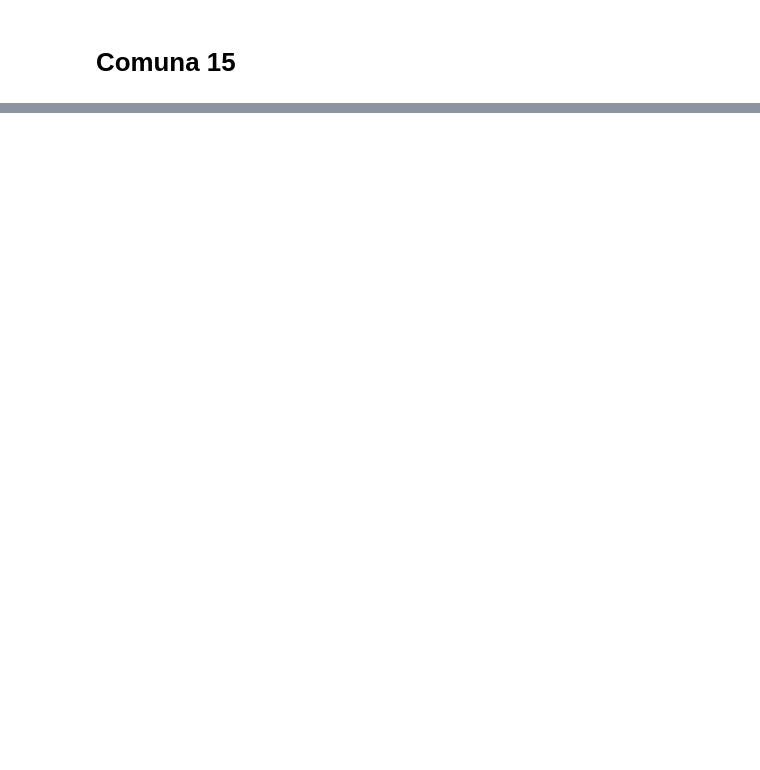
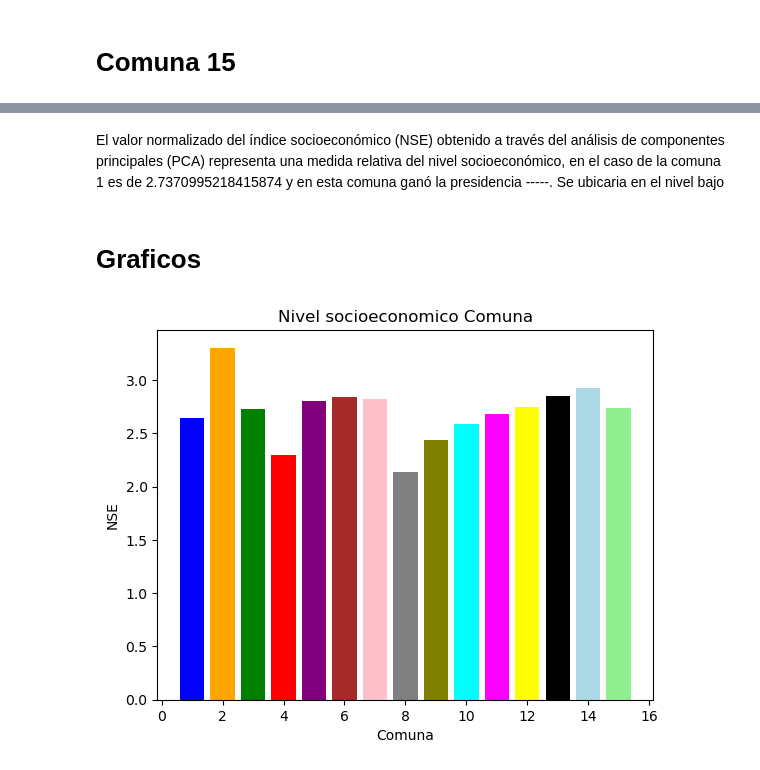
Before and after one commit to Leonel-Moron/TP_M4OP, a Jupyter notebook: Carpeta Prueba/CENSO 2.0.ipynb, the cells around one changed output, grey strips where cells are left out. Saved outputs shown, nothing was run; the diff lists cells and outputs as text; code cells hidden in the pictures; blank space fills up the shorter version.

```diff
--- a/Carpeta Prueba/CENSO 2.0.ipynb
+++ b/Carpeta Prueba/CENSO 2.0.ipynb
@@ -310,8 +310,8 @@ indice_escolaridad_c4 = calcular_indice_escolaridad(menores_de_18_asisten_c4, me
 print("Índice de Escolaridad - Comuna 4:", indice_escolaridad_c4)
 
 # Parámetros para comuna 4
-mayores_de_25_universitarios_c4 = 8401
-mayores_de_25_c4 = 24979+18214+120267
+mayores_de_25_universitarios_c4 = 2011+2255
+mayores_de_25_c4 = 18214+120267
 
 # Calcular el índice de educación superior para comuna 4
 indice_educacion_superior_c4 = calcular_indice_educacion_superior(mayores_de_25_universitarios_c4, mayores_de_25_c4)
@@ -374,8 +374,8 @@ indice_escolaridad_c5 = calcular_indice_escolaridad(menores_de_18_asisten_c5, me
 print("Índice de Escolaridad - Comuna 5:", indice_escolaridad_c5)
 
 # Parámetros para comuna 5
-mayores_de_25_universitarios_c5 = 14170
-mayores_de_25_c5 = 17528+15948+114409
+mayores_de_25_universitarios_c5 = 3648+3823
+mayores_de_25_c5 = 15948+114409
 # Calcular el índice de educación superior para comuna 5
 indice_educacion_superior_c5 = calcular_indice_educacion_superior(mayores_de_25_universitarios_c5, mayores_de_25_c5)
 
@@ -438,8 +438,8 @@ indice_escolaridad_c6 = calcular_indice_escolaridad(menores_de_18_asisten_c6, me
 print("Índice de Escolaridad - Comuna 6:", indice_escolaridad_c6)
 
 # Parámetros para comuna 6
-mayores_de_25_universitarios_c6 = 13951
-mayores_de_25_c6 = 15426+14191+116538
+mayores_de_25_universitarios_c6 = 3407+3699
+mayores_de_25_c6 = 14191+116538
 
 # Calcular el índice de educación superior para comuna 6
 indice_educacion_superior_c6 = calcular_indice_educacion_superior(mayores_de_25_universitarios_c6, mayores_de_25_c6)
@@ -762,0 +1053,18 @@ print("Índice de Educación Superior - Comuna 15:", indice_educacion_superior_c
+# %%
+# Calcular PCA para comuna 15
+componentes_principales_c15, varianza_explicada_c15 = calcular_pca(indice_educacion_superior_c15, indice_escolaridad_c15, indice_computadora_c15)
+
+print("\nComponentes Principales - Comuna 15:")
+print(componentes_principales_c15)
+
+print("\nVarianza Explicada - Comuna 15:")
+print(varianza_explicada_c15)
+
+# Calcula PC1 para comuna 15
+pc1_resultado_c15 = calcular_pc1(indice_educacion_superior_c15, indice_escolaridad_c15, indice_computadora_c15)
+print("PC1 - Comuna 15:", pc1_resultado_c15)
+
+# Normaliza PC1 para comuna 15
+pc1_max_c15 = varianza_explicada_c15[0]
+nse_resultado_c15 = normalizar_pc1(pc1_resultado_c15, pc1_max_c15)
+print("NSE - Comuna 15:", nse_resultado_c15)
@@ -762,0 +1081,18 @@ print("Índice de Educación Superior - Comuna 15:", indice_educacion_superior_c
+# %% [markdown]
+El valor normalizado del índice socioeconómico (NSE) obtenido a través del análisis de componentes principales (PCA) representa una medida relativa del nivel socioeconómico, en el caso de la comuna 1 es de 2.7370995218415874 y en esta comuna ganó la presidencia -----. Se ubicaria en el nivel bajo
+# %% [markdown]
+# Graficos
+# %%
+nse_resultados = np.array([nse_resultado, nse_resultado2, nse_resultado_c3, nse_resultado_c4, nse_resultado_c5, nse_resultado_c6, nse_resultado_c7,nse_resultado_c8, nse_resultado_c9, nse_resultado_c10,nse_resultado_c11, nse_resultado_c12,nse_resultado_c13,nse_resultado_c14, nse_resultado_c15])
+
+# Graficamos los resultados en un grafico de barras
+import matplotlib.pyplot as plt
+colores = ['blue', 'orange', 'green', 'red', 'purple', 'brown', 'pink', 'gray', 'olive', 'cyan', 'magenta', 'yellow', 'black', 'lightblue', 'lightgreen']
+comunas = np.arange(1, 16)  # Números de comuna del 1 al 15
+plt.bar(comunas, nse_resultados, color=colores)
+plt.xlabel('Comuna')
+plt.ylabel('NSE')
+plt.title('Nivel socioeconomico Comuna')
+plt.show()
+# %% [output]
+[figure, added]
```
Also changed, not shown: parts of 52 cells of this notebook.
